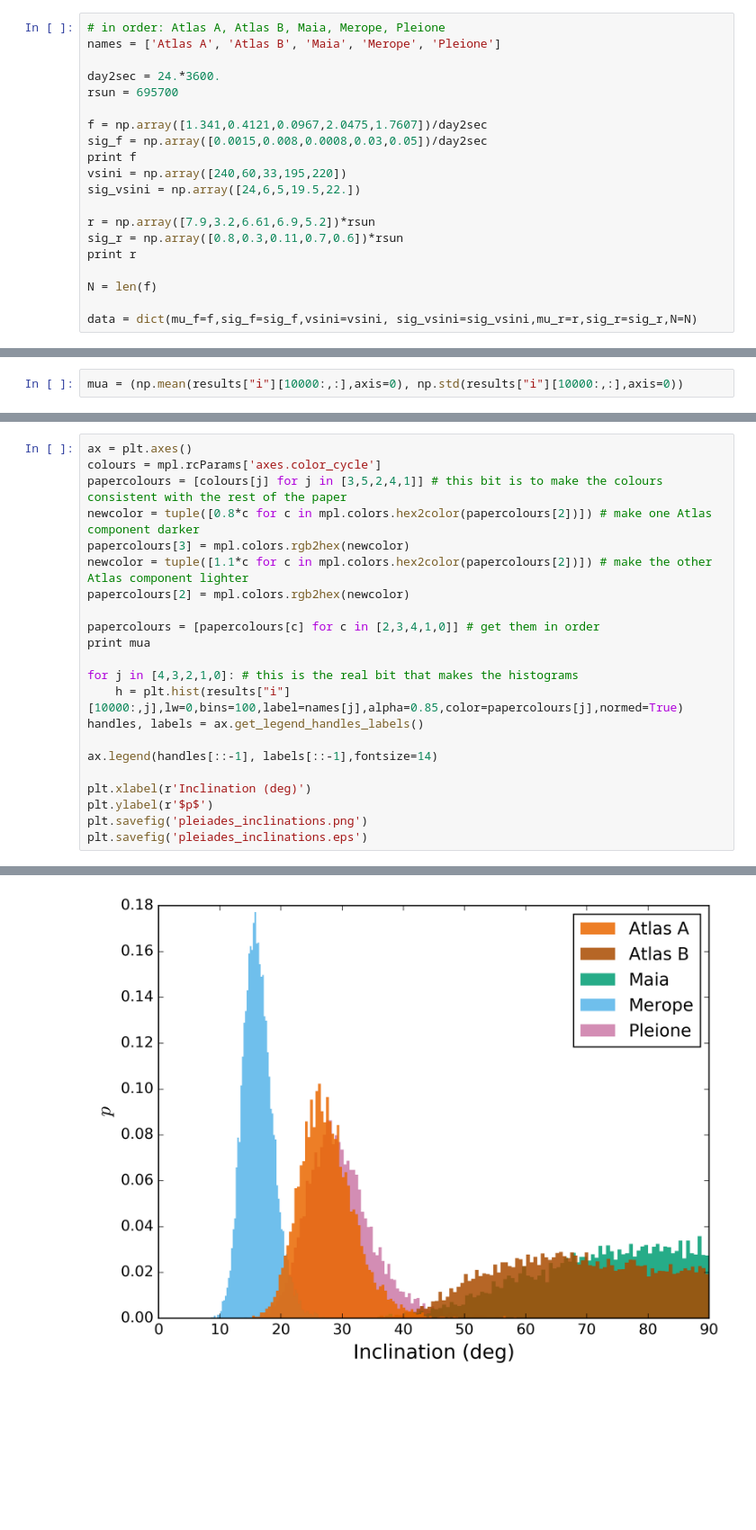
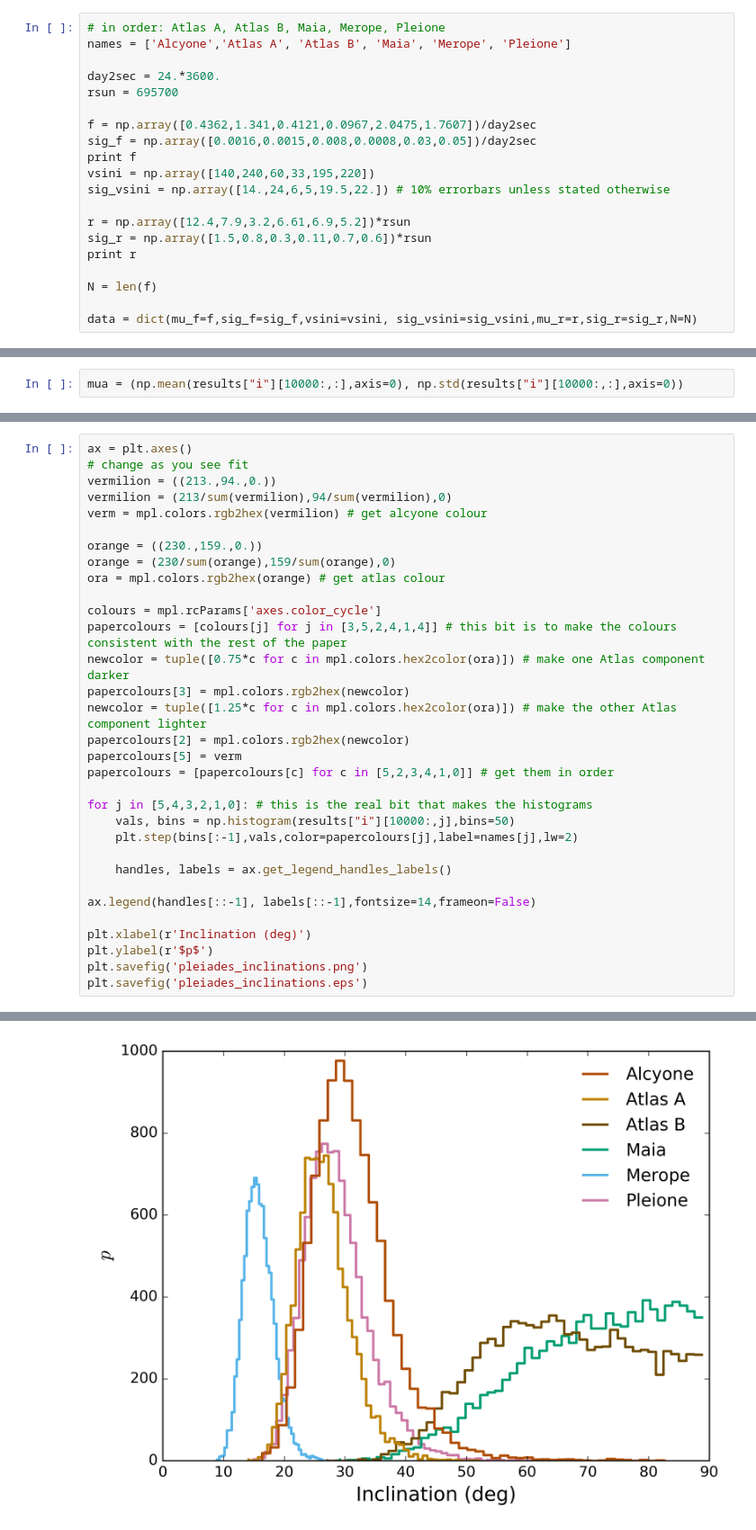
Before and after one commit to benjaminpope/inclinations, a Jupyter notebook: inclinations.ipynb, the cells around one changed output, grey strips where cells are left out. Shown: that part at 90% size. Drawn from its saved outputs; the diff is of its cells as text; blank space fills up the shorter version.

Commit message:
includes alcyone

```diff
--- a/inclinations.ipynb
+++ b/inclinations.ipynb
@@ -30,19 +30,19 @@ import pystan
 Load the data.
 # %%
 # in order: Atlas A, Atlas B, Maia, Merope, Pleione
-names = ['Atlas A', 'Atlas B', 'Maia', 'Merope', 'Pleione']
+names = ['Alcyone','Atlas A', 'Atlas B', 'Maia', 'Merope', 'Pleione']
 
 day2sec = 24.*3600.
 rsun = 695700
 
-f = np.array([1.341,0.4121,0.0967,2.0475,1.7607])/day2sec
-sig_f = np.array([0.0015,0.008,0.0008,0.03,0.05])/day2sec
+f = np.array([0.4362,1.341,0.4121,0.0967,2.0475,1.7607])/day2sec
+sig_f = np.array([0.0016,0.0015,0.008,0.0008,0.03,0.05])/day2sec
 print f
-vsini = np.array([240,60,33,195,220])
-sig_vsini = np.array([24,6,5,19.5,22.])
+vsini = np.array([140,240,60,33,195,220])
+sig_vsini = np.array([14.,24,6,5,19.5,22.]) # 10% errorbars unless stated otherwise
 
-r = np.array([7.9,3.2,6.61,6.9,5.2])*rsun
-sig_r = np.array([0.8,0.3,0.11,0.7,0.6])*rsun
+r = np.array([12.4,7.9,3.2,6.61,6.9,5.2])*rsun
+sig_r = np.array([1.5,0.8,0.3,0.11,0.7,0.6])*rsun
 print r
 
 N = len(f)
@@ -104,20 +104,30 @@ fit.plot();
 # %%
 ax = plt.axes()
+# change as you see fit
+vermilion = ((213.,94.,0.))
+vermilion = (213/sum(vermilion),94/sum(vermilion),0)
+verm = mpl.colors.rgb2hex(vermilion) # get alcyone colour
+
+orange = ((230.,159.,0.))
+orange = (230/sum(orange),159/sum(orange),0)
+ora = mpl.colors.rgb2hex(orange) # get atlas colour
+
 colours = mpl.rcParams['axes.color_cycle']
-papercolours = [colours[j] for j in [3,5,2,4,1]] # this bit is to make the colours consistent with the rest of the paper
-newcolor = tuple([0.8*c for c in mpl.colors.hex2color(papercolours[2])]) # make one Atlas component darker
+papercolours = [colours[j] for j in [3,5,2,4,1,4]] # this bit is to make the colours consistent with the rest of the paper
+newcolor = tuple([0.75*c for c in mpl.colors.hex2color(ora)]) # make one Atlas component darker
 papercolours[3] = mpl.colors.rgb2hex(newcolor)
-newcolor = tuple([1.1*c for c in mpl.colors.hex2color(papercolours[2])]) # make the other Atlas component lighter
+newcolor = tuple([1.25*c for c in mpl.colors.hex2color(ora)]) # make the other Atlas component lighter
 papercolours[2] = mpl.colors.rgb2hex(newcolor)
+papercolours[5] = verm
+papercolours = [papercolours[c] for c in [5,2,3,4,1,0]] # get them in order
 
-papercolours = [papercolours[c] for c in [2,3,4,1,0]] # get them in order
-print mua
+for j in [5,4,3,2,1,0]: # this is the real bit that makes the histograms
+    vals, bins = np.histogram(results["i"][10000:,j],bins=50)
+    plt.step(bins[:-1],vals,color=papercolours[j],label=names[j],lw=2)
 
-for j in [4,3,2,1,0]: # this is the real bit that makes the histograms
-    h = plt.hist(results["i"][10000:,j],lw=0,bins=100,label=names[j],alpha=0.85,color=papercolours[j],normed=True)
-handles, labels = ax.get_legend_handles_labels()
+    handles, labels = ax.get_legend_handles_labels()
 
-ax.legend(handles[::-1], labels[::-1],fontsize=14)
+ax.legend(handles[::-1], labels[::-1],fontsize=14,frameon=False)
 
 plt.xlabel(r'Inclination (deg)')
 plt.ylabel(r'$p$')
@@ -128 +137 @@ plt.savefig('pleiades_inclinations.eps')
-[figure, old version]
+[figure, new version]
```
Also changed, not shown: parts of 8 cells of this notebook.
